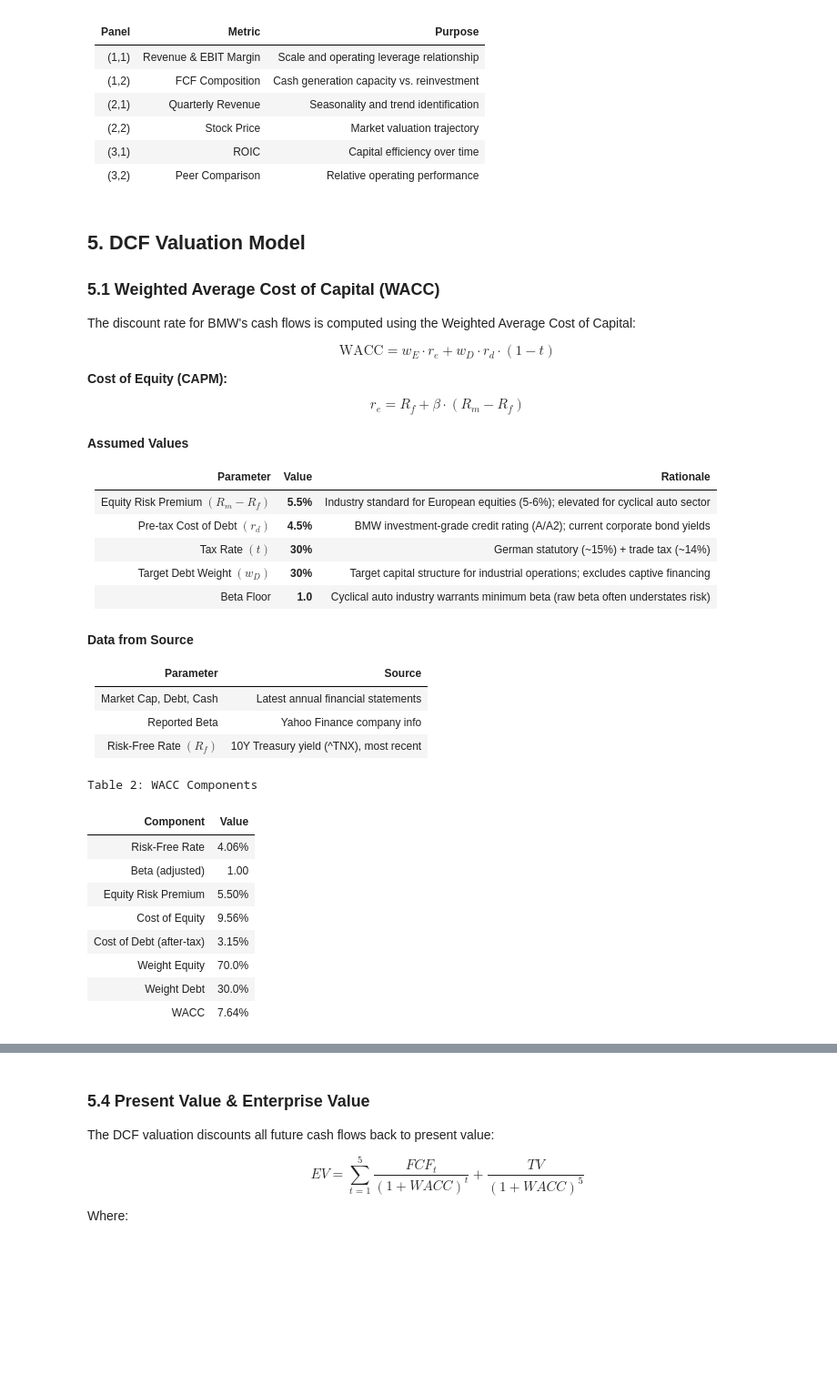
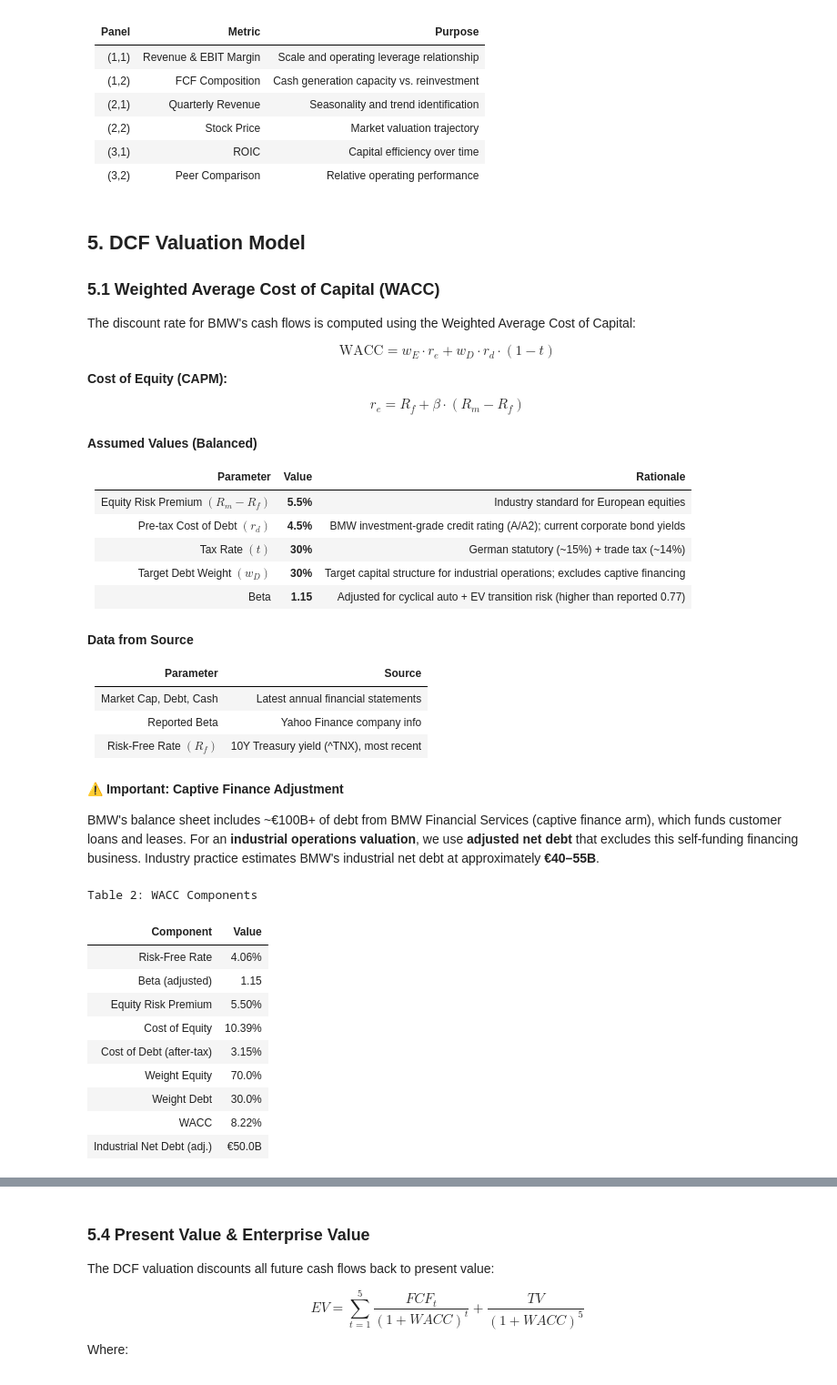
Before and after one commit to gitoak/bmw-dcf-valuation-python, a Jupyter notebook: notebooks/bmw_dcf_valuation.ipynb, the cells around one changed output, grey strips where cells are left out. Shown: that part at 91% size. Drawn from its saved outputs; the diff is of its cells as text; code cells hidden in the pictures; blank space fills up the shorter version.

```diff
--- a/notebooks/bmw_dcf_valuation.ipynb
+++ b/notebooks/bmw_dcf_valuation.ipynb
@@ -297,15 +300,15 @@ $$\text{WACC} = w_E \cdot r_e + w_D \cdot r_d \cdot (1-t)$$
 **Cost of Equity (CAPM):**
 $$r_e = R_f + \beta \cdot (R_m - R_f)$$
 
-#### Assumed Values
+#### Assumed Values (Balanced)
 
 | Parameter | Value | Rationale |
 |-----------|-------|-----------|
-| Equity Risk Premium $(R_m - R_f)$ | **5.5%** | Industry standard for European equities (5-6%); elevated for cyclical auto sector |
+| Equity Risk Premium $(R_m - R_f)$ | **5.5%** | Industry standard for European equities |
 | Pre-tax Cost of Debt $(r_d)$ | **4.5%** | BMW investment-grade credit rating (A/A2); current corporate bond yields |
 | Tax Rate $(t)$ | **30%** | German statutory (~15%) + trade tax (~14%) |
 | Target Debt Weight $(w_D)$ | **30%** | Target capital structure for industrial operations; excludes captive financing |
-| Beta Floor | **1.0** | Cyclical auto industry warrants minimum beta (raw beta often understates risk) |
+| Beta | **1.15** | Adjusted for cyclical auto + EV transition risk (higher than reported 0.77) |
 
 #### Data from Source
 
@@ -314,20 +317,24 @@ $$r_e = R_f + \beta \cdot (R_m - R_f)$$
 | Market Cap, Debt, Cash | Latest annual financial statements |
 | Reported Beta | Yahoo Finance company info |
 | Risk-Free Rate $(R_f)$ | 10Y Treasury yield (^TNX), most recent |
+
+#### ⚠️ Important: Captive Finance Adjustment
+
+BMW's balance sheet includes ~€100B+ of debt from BMW Financial Services (captive finance arm), which funds customer loans and leases. For an **industrial operations valuation**, we use **adjusted net debt** that excludes this self-funding financing business. Industry practice estimates BMW's industrial net debt at approximately **€40–55B**.
 # %%
 # =============================================================================
-# WACC Calculation (Adjusted for Auto Industry)
+# WACC Calculation (Balanced Assumptions)
 # =============================================================================
 
 # Risk-Free Rate
 rf = risk_free_rate.iloc[-1] / 100
 
-# Beta (floor at 1.0 for cyclical auto industry)
+# Beta (adjusted for cyclical auto + EV transition risk)
 reported_beta = info.get("beta", 1.0)
-beta = max(reported_beta, 1.0)
+beta = 1.15  # Above reported 0.77 to reflect EV transition + cyclical risk
 
-# Equity Risk Premium (slightly higher for European autos)
-equity_risk_premium = 0.055
+# Equity Risk Premium (industry standard for European equities)
+equity_risk_premium = 0.055  # 5.5% standard ERP
 
 # Cost of Equity (CAPM)
 cost_of_equity = rf + beta * equity_risk_premium
@@ -337,11 +344,23 @@ cost_of_debt_pretax = 0.045
 tax_rate = 0.30
 cost_of_debt_aftertax = cost_of_debt_pretax * (1 - tax_rate)
 
-# Capital Structure (reported)
+# Capital Structure (reported - includes captive finance)
 market_cap = info.get("marketCap", 0)
-total_debt = df_annual["Total Debt"].iloc[-1]
+total_debt_reported = df_annual["Total Debt"].iloc[-1]
 cash = df_annual["Cash"].iloc[-1]
-net_debt = total_debt - cash
+
+# -----------------------------------------------------------------------------
+# IMPORTANT: Captive Finance Adjustment
+# -----------------------------------------------------------------------------
+# BMW Financial Services debt (~€100B+) funds customer loans/leases and should be
+# excluded from industrial valuation. Industry estimates BMW's industrial net debt
+# at approximately €40-55B after excluding financial services.
+#
+# Reference: BMW Group annual report segments industrial vs. financial services.
+# Industrial net debt = Automotive segment debt - cash
+INDUSTRIAL_NET_DEBT = 50_000_000_000  # €50B - balanced estimate
+
+net_debt = INDUSTRIAL_NET_DEBT  # Use adjusted industrial net debt
 enterprise_value = market_cap + net_debt
 
 # Target Capital Structure (industrial operations)
@@ -362,9 +381,9 @@ dcf_params = {
     "cost_of_debt_aftertax": cost_of_debt_aftertax,
     "tax_rate": tax_rate,
     "market_cap": market_cap,
-    "total_debt": total_debt,
+    "total_debt_reported": total_debt_reported,
     "cash": cash,
-    "net_debt": net_debt,
+    "net_debt": net_debt,  # Industrial net debt (adjusted)
     "enterprise_value": enterprise_value,
     "weight_equity": weight_equity,
     "weight_debt": weight_debt,
@@ -374,40 +393,43 @@ dcf_params = {
 # Display WACC Summary Table
 wacc_data = pd.DataFrame(
     {
         "Component": [
             "Risk-Free Rate",
             "Beta (adjusted)",
             "Equity Risk Premium",
             "Cost of Equity",
             "Cost of Debt (after-tax)",
             "Weight Equity",
             "Weight Debt",
             "WACC",
+            "Industrial Net Debt (adj.)",
         ],
         "Value": [
             f"{rf:.2%}",
             f"{beta:.2f}",
             f"{equity_risk_premium:.2%}",
             f"{cost_of_equity:.2%}",
             f"{cost_of_debt_aftertax:.2%}",
             f"{weight_equity:.1%}",
             f"{weight_debt:.1%}",
             f"{wacc:.2%}",
+            f"€{net_debt / 1e9:.1f}B",
         ],
     }
 )
 display(wacc_data.style.hide(axis="index").set_caption("Table 2: WACC Components"))
 # %% [output]
 Table 2: WACC Components
 | Component | Value |
 | Risk-Free Rate | 4.06% |
-| Beta (adjusted) | 1.00 |
+| Beta (adjusted) | 1.15 |
 | Equity Risk Premium | 5.50% |
-| Cost of Equity | 9.56% |
+| Cost of Equity | 10.39% |
 | Cost of Debt (after-tax) | 3.15% |
 | Weight Equity | 70.0% |
 | Weight Debt | 30.0% |
-| WACC | 7.64% |
+| WACC | 8.22% |
+| Industrial Net Debt (adj.) | €50.0B |
 # %%
 # =============================================================================
 # WACC Component Visualization
```
Also changed, not shown: parts of 17 cells of this notebook, 1 other file.
